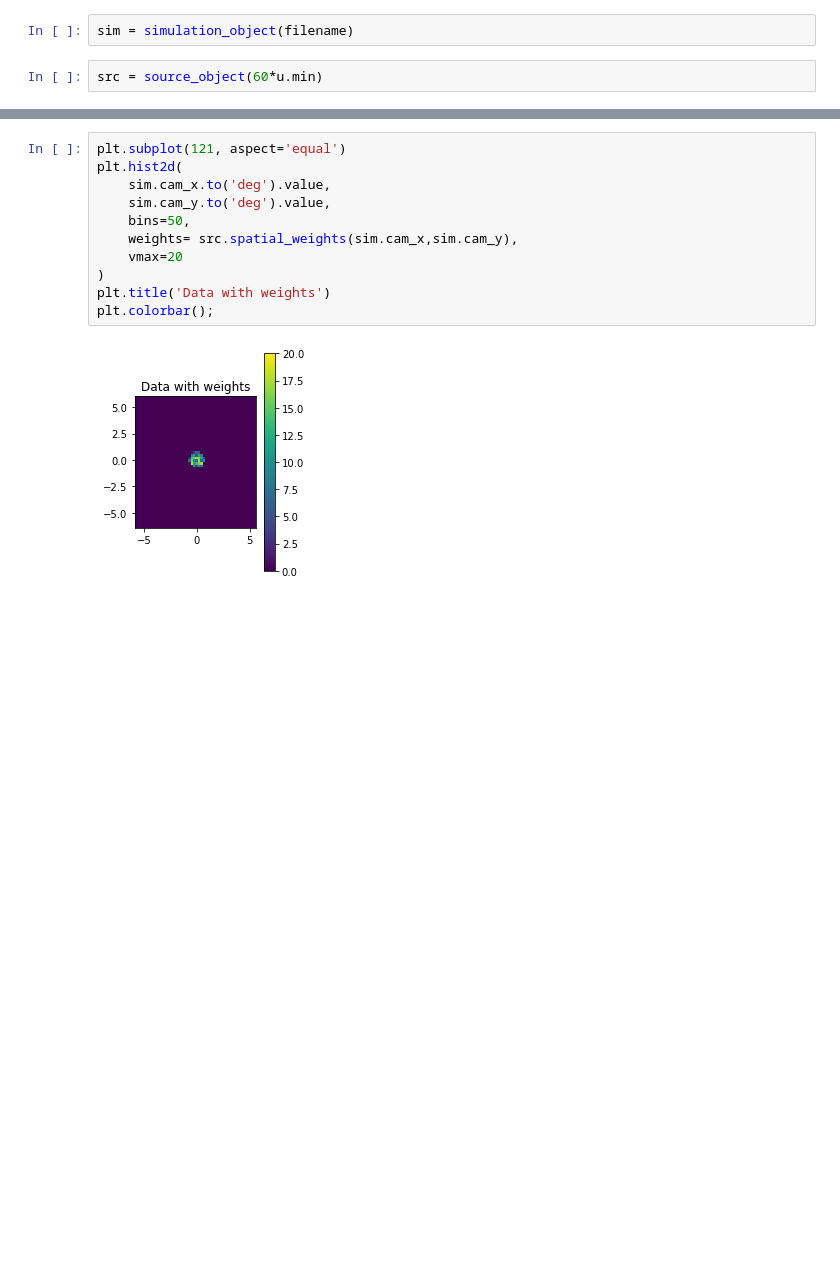
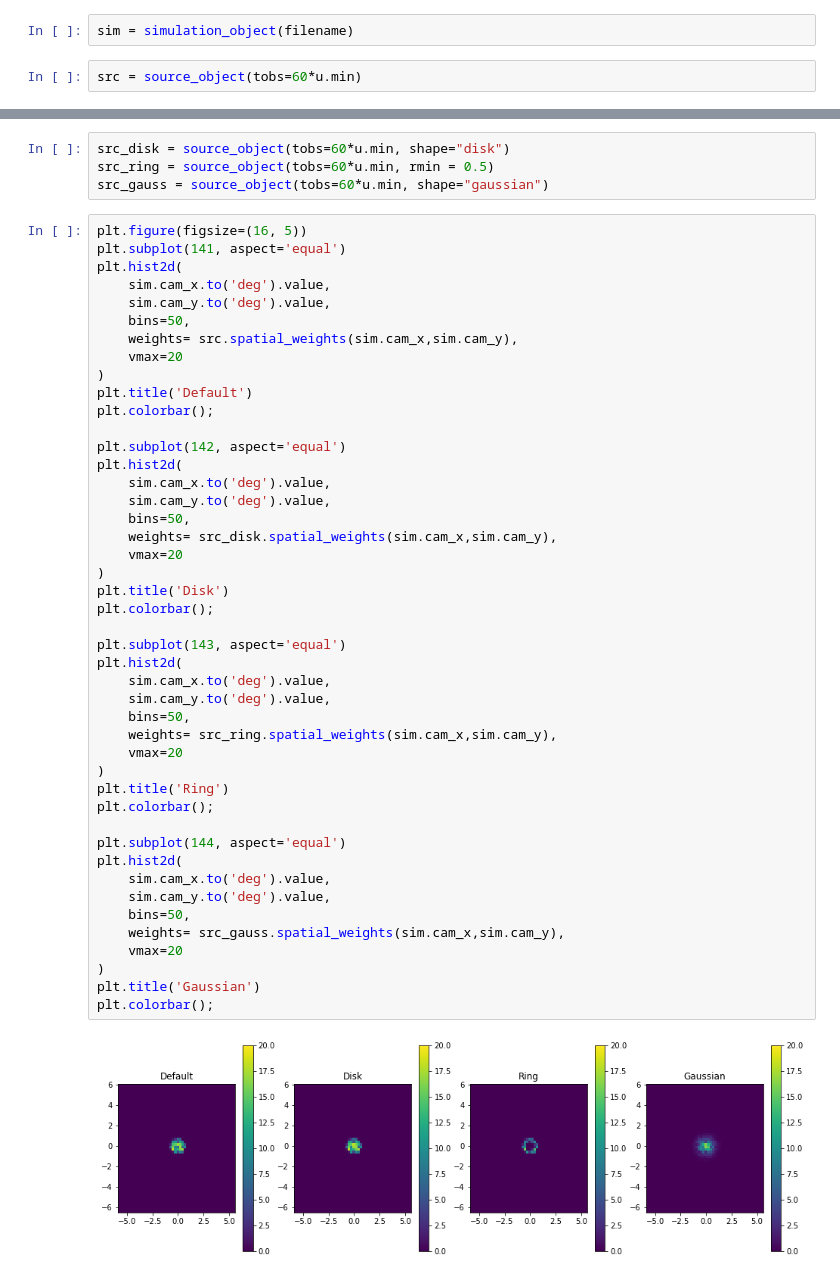
Before and after one commit to cta-observatory/srcsim, a Jupyter notebook: Plot.ipynb, the cells around one changed output, grey strips where cells are left out. Drawn from its saved outputs; the diff is of its cells as text; blank space fills up the shorter version.

```diff
--- a/Plot.ipynb
+++ b/Plot.ipynb
@@ -13,4 +13,4 @@ filename = './dl2_gamma-diffuse_testing.h5'
 # %%
 sim = simulation_object(filename)
 # %%
-src = source_object(60*u.min)
+src = source_object(tobs=60*u.min)
@@ -17,13 +19,51 @@ src = source_object(60*u.min)
+# %%
+src_disk = source_object(tobs=60*u.min, shape="disk")
+src_ring = source_object(tobs=60*u.min, rmin = 0.5)
+src_gauss = source_object(tobs=60*u.min, shape="gaussian")
 # %%
-plt.subplot(121, aspect='equal')
+plt.figure(figsize=(16, 5))
+plt.subplot(141, aspect='equal')
 plt.hist2d(
     sim.cam_x.to('deg').value,
     sim.cam_y.to('deg').value,
     bins=50,
     weights= src.spatial_weights(sim.cam_x,sim.cam_y),
     vmax=20
 )
-plt.title('Data with weights')
+plt.title('Default')
 plt.colorbar();
+
+plt.subplot(142, aspect='equal')
+plt.hist2d(
+    sim.cam_x.to('deg').value,
+    sim.cam_y.to('deg').value,
+    bins=50,
+    weights= src_disk.spatial_weights(sim.cam_x,sim.cam_y),
+    vmax=20
+)
+plt.title('Disk')
+plt.colorbar();
+
+plt.subplot(143, aspect='equal')
+plt.hist2d(
+    sim.cam_x.to('deg').value,
+    sim.cam_y.to('deg').value,
+    bins=50,
+    weights= src_ring.spatial_weights(sim.cam_x,sim.cam_y),
+    vmax=20
+)
+plt.title('Ring')
+plt.colorbar();
+
+plt.subplot(144, aspect='equal')
+plt.hist2d(
+    sim.cam_x.to('deg').value,
+    sim.cam_y.to('deg').value,
+    bins=50,
+    weights= src_gauss.spatial_weights(sim.cam_x,sim.cam_y),
+    vmax=20
+)
+plt.title('Gaussian')
+plt.colorbar();
 # %% [output]
-[figure, old version]
+[figure, new version]
```
Also changed, not shown: parts of 7 cells of this notebook, 3 other files.
